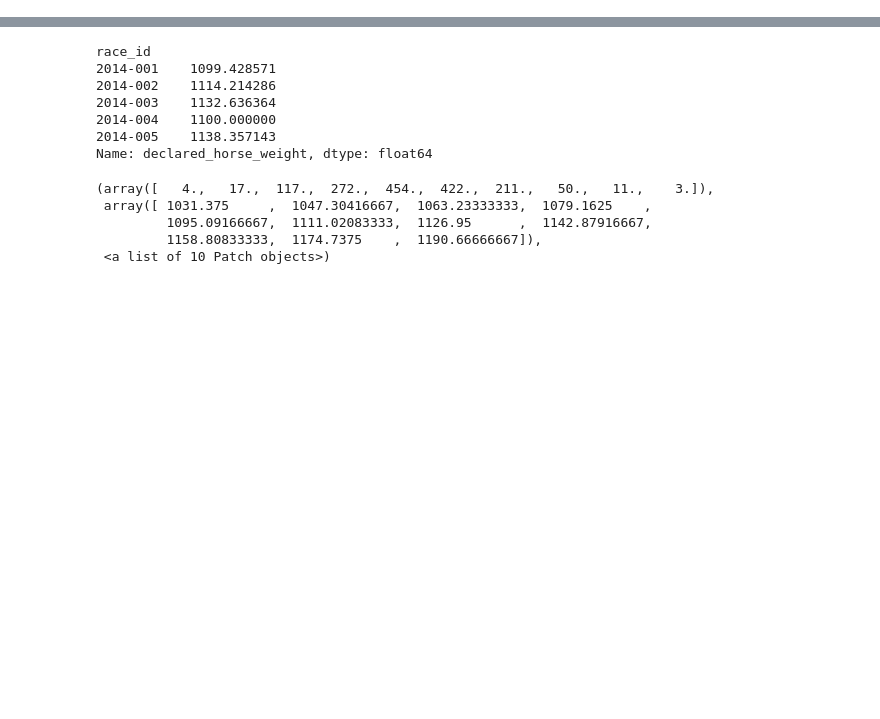
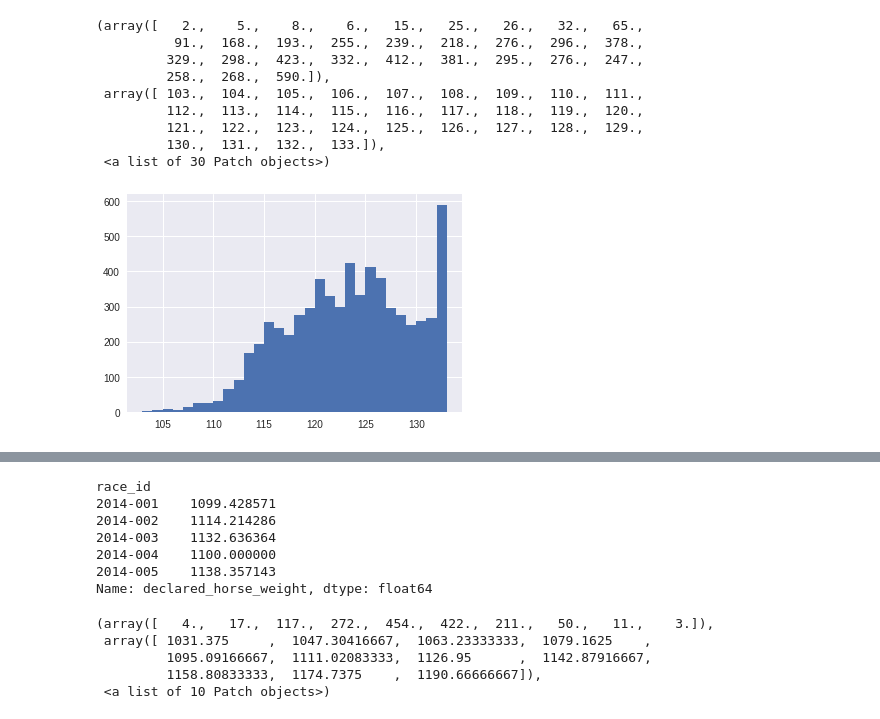
Before and after one commit to minhengwu/HK_horse_race, a Jupyter notebook: horse_race.ipynb, the cells around one changed output, grey strips where cells are left out. Cells and saved outputs as stored; diff of their text form; code cells hidden in the pictures; blank space fills up the shorter version.

```diff
--- a/horse_race.ipynb
+++ b/horse_race.ipynb
@@ -61,0 +68,13 @@ plt.plot(horse[horse.finishing_position == 2].finish_time)
+# %%
+plt.hist(horse.actual_weight, bins = 30)
+# %% [output]
+(array([   2.,    5.,    8.,    6.,   15.,   25.,   26.,   32.,   65.,
+          91.,  168.,  193.,  255.,  239.,  218.,  276.,  296.,  378.,
+         329.,  298.,  423.,  332.,  412.,  381.,  295.,  276.,  247.,
+         258.,  268.,  590.]),
+ array([ 103.,  104.,  105.,  106.,  107.,  108.,  109.,  110.,  111.,
+         112.,  113.,  114.,  115.,  116.,  117.,  118.,  119.,  120.,
+         121.,  122.,  123.,  124.,  125.,  126.,  127.,  128.,  129.,
+         130.,  131.,  132.,  133.]),
+ <a list of 30 Patch objects>)
+[figure, added]
```
Also changed, not shown: parts of 13 cells of this notebook.
